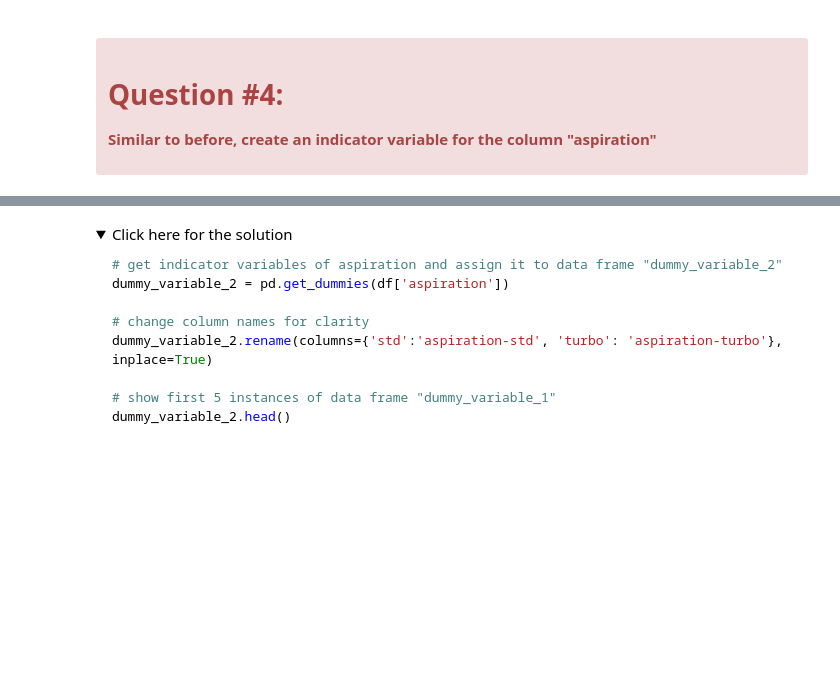
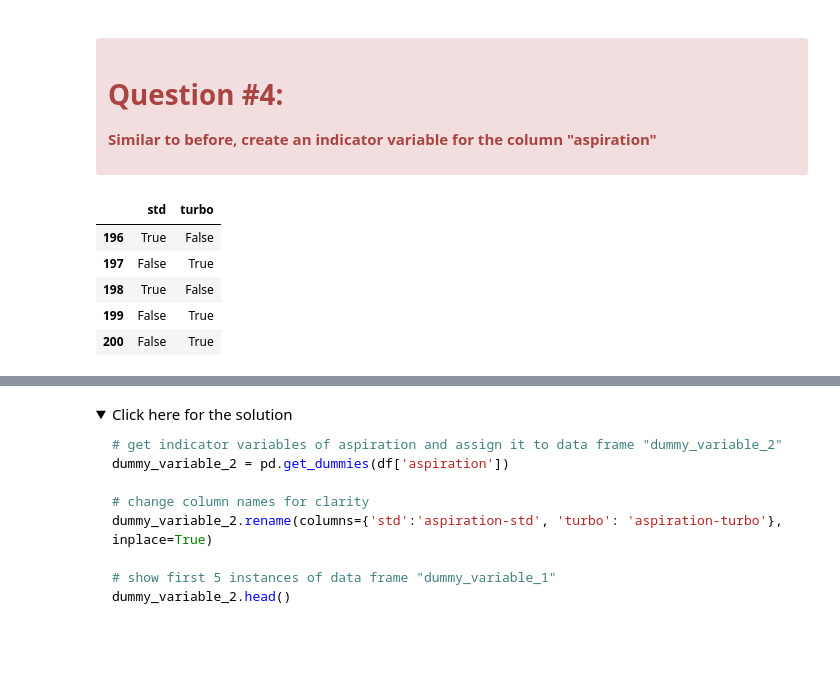
Before and after one commit to dylan-script/programacion_analitca_datos, a Jupyter notebook: Laboratorios/Cohorte II/Data-Wrangling/DA0101EN-2-Review-Data-Wrangling.ipynb, the cells around one changed output, grey strips where cells are left out. Saved outputs shown, nothing was run; the diff lists cells and outputs as text; code cells hidden in the pictures; folded sections open; blank space fills up the shorter version.

```diff
--- a/Laboratorios/Cohorte II/Data-Wrangling/DA0101EN-2-Review-Data-Wrangling.ipynb
+++ b/Laboratorios/Cohorte II/Data-Wrangling/DA0101EN-2-Review-Data-Wrangling.ipynb
@@ -589,3 +807,13 @@ The last two columns are now the indicator variable representation of the fuel-t
 </div>
 # %%
 # Write your code below and press Shift+Enter to execute
+#df['aspiration']
+dummy_variable_2 = pd.get_dummies(df["aspiration"])
+dummy_variable_2.tail()
+# %% [output]
+|  | std | turbo |
+| 196 | True | False |
+| 197 | False | True |
+| 198 | True | False |
+| 199 | False | True |
+| 200 | False | True |
```
Also changed, not shown: parts of 36 cells of this notebook, 1 other file.
